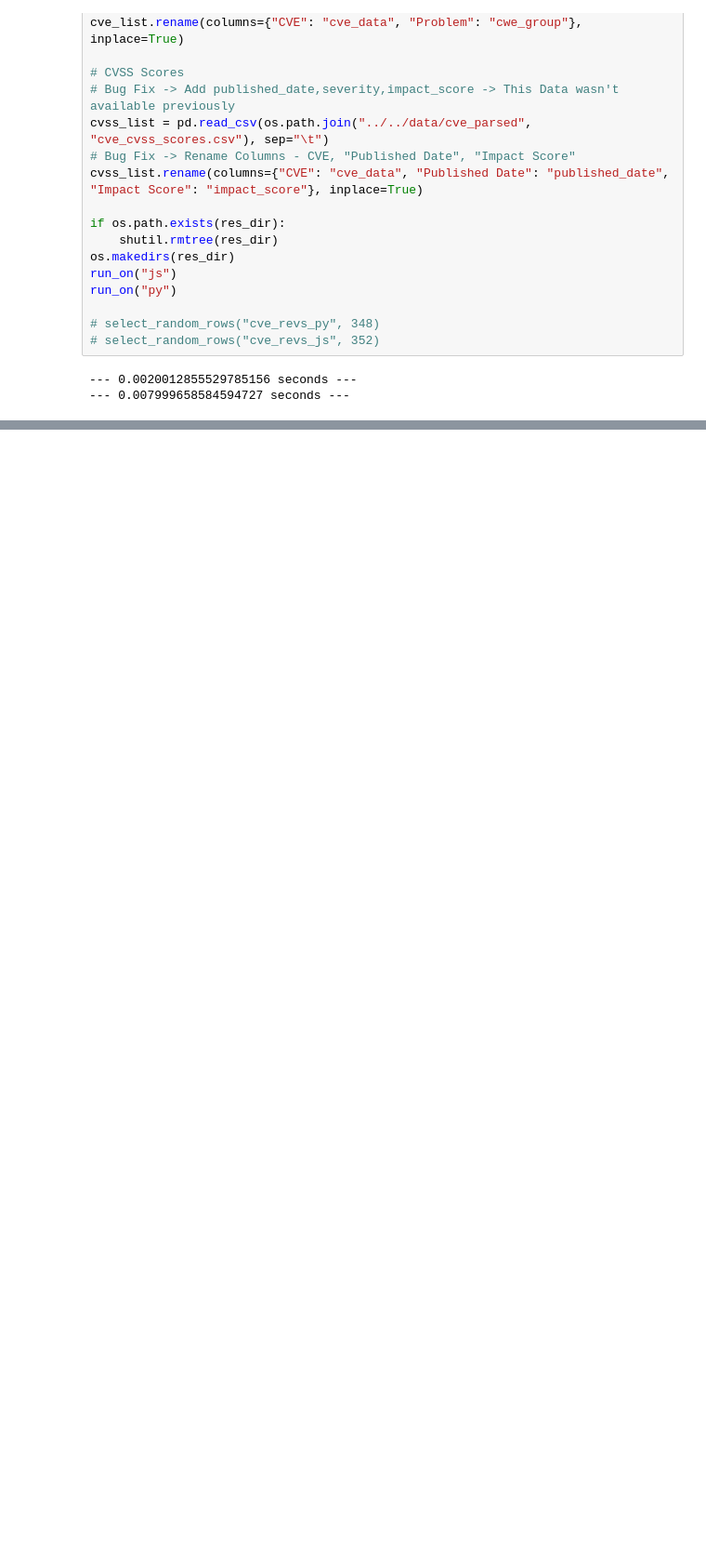
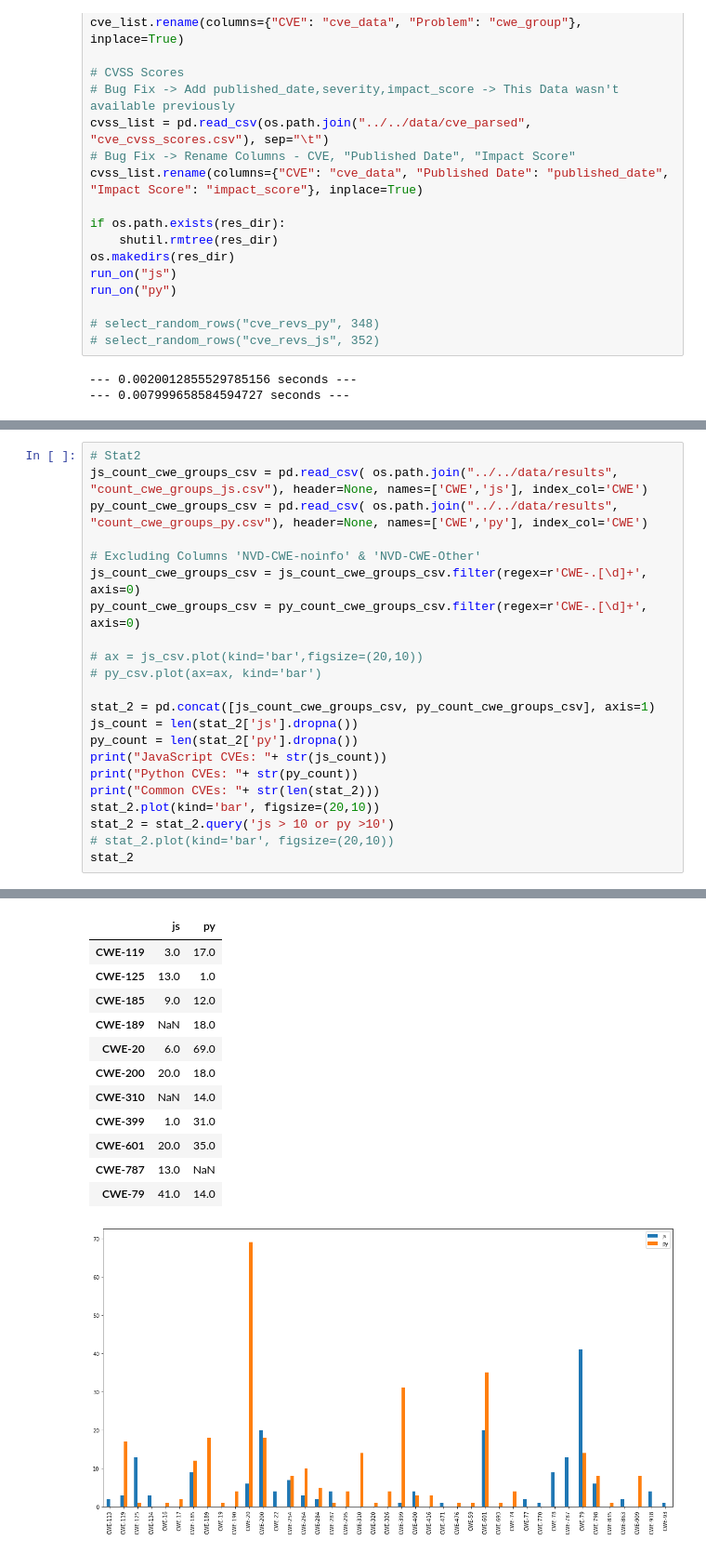
Before and after one commit to 0xsuid/msr-security-awareness, a Jupyter notebook: process/code/update_cve.ipynb, the cells around one changed output, grey strips where cells are left out. Shown: that part at 93% size. Cells and saved outputs as stored; diff of their text form; blank space fills up the shorter version.

```diff
--- a/process/code/update_cve.ipynb
+++ b/process/code/update_cve.ipynb
@@ -148,0 +270,23 @@ run_on("py")
+# %%
+# Stat2
+js_count_cwe_groups_csv = pd.read_csv( os.path.join("../../data/results", "count_cwe_groups_js.csv"), header=None, names=['CWE','js'], index_col='CWE')
+py_count_cwe_groups_csv = pd.read_csv( os.path.join("../../data/results", "count_cwe_groups_py.csv"), header=None, names=['CWE','py'], index_col='CWE')
+
+# Excluding Columns 'NVD-CWE-noinfo' & 'NVD-CWE-Other'
+js_count_cwe_groups_csv = js_count_cwe_groups_csv.filter(regex=r'CWE-.[\d]+', axis=0)
+py_count_cwe_groups_csv = py_count_cwe_groups_csv.filter(regex=r'CWE-.[\d]+', axis=0)
+
+# ax = js_csv.plot(kind='bar',figsize=(20,10))
+# py_csv.plot(ax=ax, kind='bar')
+
+stat_2 = pd.concat([js_count_cwe_groups_csv, py_count_cwe_groups_csv], axis=1)
+js_count = len(stat_2['js'].dropna())
+py_count = len(stat_2['py'].dropna())
+print("JavaScript CVEs: "+ str(js_count))
+print("Python CVEs: "+ str(py_count))
+print("Common CVEs: "+ str(len(stat_2)))
+stat_2.plot(kind='bar', figsize=(20,10))
+stat_2 = stat_2.query('js > 10 or py >10')
+# stat_2.plot(kind='bar', figsize=(20,10))
+stat_2
+# %% [output]
@@ -148,0 +296,13 @@ run_on("py")
+|  | js | py |
+| CWE-119 | 3.0 | 17.0 |
+| CWE-125 | 13.0 | 1.0 |
+| CWE-185 | 9.0 | 12.0 |
+| CWE-189 | NaN | 18.0 |
+| CWE-20 | 6.0 | 69.0 |
+| CWE-200 | 20.0 | 18.0 |
+| CWE-310 | NaN | 14.0 |
+| CWE-399 | 1.0 | 31.0 |
+| CWE-601 | 20.0 | 35.0 |
+| CWE-787 | 13.0 | NaN |
+| CWE-79 | 41.0 | 14.0 |
+[figure, added]
```
Also changed, not shown: parts of 12 cells of this notebook, 2 other files.
